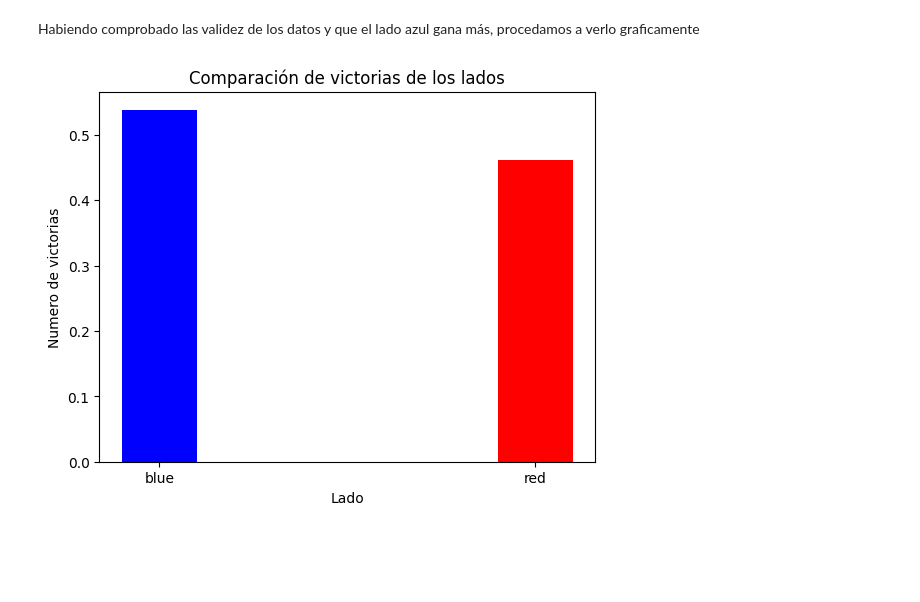
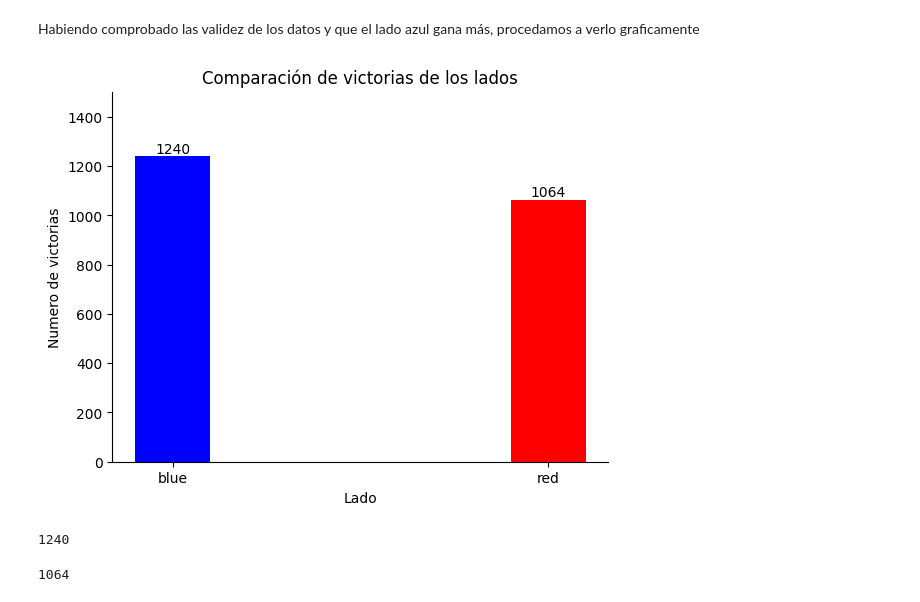
Before and after one commit to CamiloAPB/EDA_DS, a Jupyter notebook: Src/Notebooks/EDA_S10_MainRep.ipynb, the cells around one changed output. Cells and saved outputs as stored; diff of their text form; code cells hidden in the pictures; blank space fills up the shorter version.

```diff
--- a/Src/Notebooks/EDA_S10_MainRep.ipynb
+++ b/Src/Notebooks/EDA_S10_MainRep.ipynb
@@ -652,12 +672,31 @@ Habiendo comprobado las validez de los datos y que el lado azul gana más, proce
 # %%
 # Histograma para conteo absoluto y donete para porcentaje
 
 fig, ax = plt.subplots()
+
 ax.set_title("Comparación de victorias de los lados")
 ax.set_xlabel("Lado")
 ax.set_ylabel("Numero de victorias")
+ax.set_ylim(0,1500)
 bar_withd = 0.20
-blue = ax.bar("blue", blue_winrate,bar_withd, color = "blue")
-red = ax.bar("red", red_winrate, bar_withd, color = "red")
+
+ax.spines['right'].set_visible(False) # oculta el borde derecho
+ax.spines['top'].set_visible(False) # oculta el borde superior
+
+blue = ax.bar("blue", major_leagues["t1_result"][major_leagues["t1_result"] == 1].value_counts(),bar_withd, color = "blue")
+red = ax.bar("red", major_leagues["t2_result"][major_leagues["t2_result"] == 1].value_counts(), bar_withd, color = "red")
+
+ax.bar_label(blue)
+ax.bar_label(red);
 # %% [output]
-[figure, old version]
+[figure, new version]
+# %%
+blue_victories = ["blue" for result in major_leagues["t1_result"] if result == 1]
+len(blue_victories)
+# %% [output]
+1240
+# %%
+red_victories = ["red" for result in major_leagues["t2_result"] if result == 1]
+len(red_victories)
+# %% [output]
+1064
```
Also changed, not shown: parts of 5 cells of this notebook, 2 other files.
